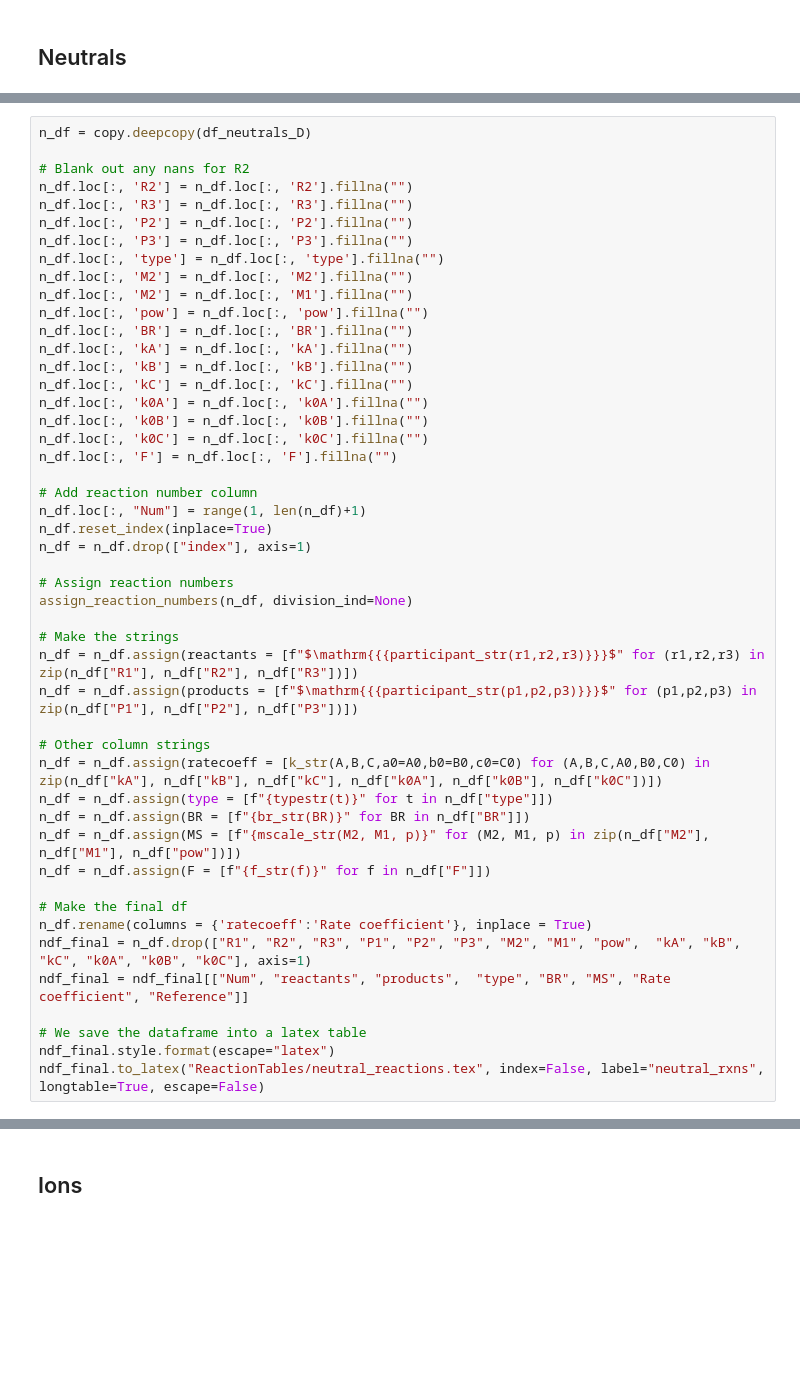
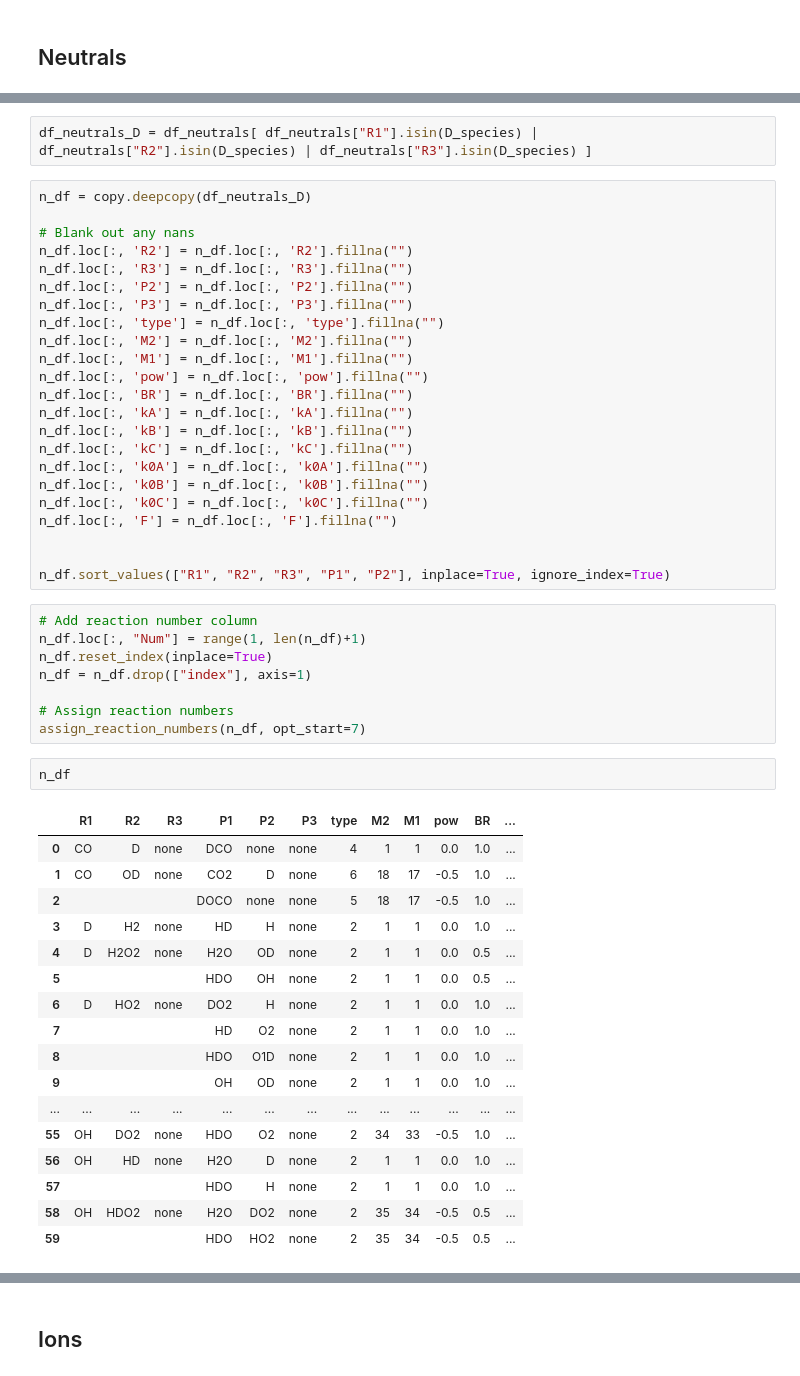
Before and after one commit to emcangi/bluejay, a Jupyter notebook: Format_Reaction_Latex_Tables_Separately.ipynb, the cells around one changed output, grey strips where cells are left out. Drawn from its saved outputs; the diff is of its cells as text; blank space fills up the shorter version.

```diff
--- a/Format_Reaction_Latex_Tables_Separately.ipynb
+++ b/Format_Reaction_Latex_Tables_Separately.ipynb
@@ -261,14 +381,16 @@ photodf_final
+# %%
+df_neutrals_D = df_neutrals[ df_neutrals["R1"].isin(D_species) | df_neutrals["R2"].isin(D_species) | df_neutrals["R3"].isin(D_species) ]
 # %%
 n_df = copy.deepcopy(df_neutrals_D)
 
-# Blank out any nans for R2
+# Blank out any nans
 n_df.loc[:, 'R2'] = n_df.loc[:, 'R2'].fillna("")
 n_df.loc[:, 'R3'] = n_df.loc[:, 'R3'].fillna("")
 n_df.loc[:, 'P2'] = n_df.loc[:, 'P2'].fillna("")
 n_df.loc[:, 'P3'] = n_df.loc[:, 'P3'].fillna("")
 n_df.loc[:, 'type'] = n_df.loc[:, 'type'].fillna("")
 n_df.loc[:, 'M2'] = n_df.loc[:, 'M2'].fillna("")
-n_df.loc[:, 'M2'] = n_df.loc[:, 'M1'].fillna("")
+n_df.loc[:, 'M1'] = n_df.loc[:, 'M1'].fillna("")
 n_df.loc[:, 'pow'] = n_df.loc[:, 'pow'].fillna("")
 n_df.loc[:, 'BR'] = n_df.loc[:, 'BR'].fillna("")
 n_df.loc[:, 'kA'] = n_df.loc[:, 'kA'].fillna("")
@@ -279,30 +401,33 @@ n_df.loc[:, 'k0B'] = n_df.loc[:, 'k0B'].fillna("")
 n_df.loc[:, 'k0C'] = n_df.loc[:, 'k0C'].fillna("")
 n_df.loc[:, 'F'] = n_df.loc[:, 'F'].fillna("")
 
-# Add reaction number column
-n_df.loc[:, "Num"] = range(1, len(n_df)+1)
-n_df.reset_index(inplace=True)
-n_df = n_df.drop(["index"], axis=1)
 
-# Assign reaction numbers
-assign_reaction_numbers(n_df, division_ind=None)
-
-# Make the strings
-n_df = n_df.assign(reactants = [f"$\mathrm{{{participant_str(r1,r2,r3)}}}$" for (r1,r2,r3) in zip(n_df["R1"], n_df["R2"], n_df["R3"])])
-n_df = n_df.assign(products = [f"$\mathrm{{{participant_str(p1,p2,p3)}}}$" for (p1,p2,p3) in zip(n_df["P1"], n_df["P2"], n_df["P3"])])
-
-# Other column strings
-n_df = n_df.assign(ratecoeff = [k_str(A,B,C,a0=A0,b0=B0,c0=C0) for (A,B,C,A0,B0,C0) in zip(n_df["kA"], n_df["kB"], n_df["kC"], n_df["k0A"], n_df["k0B"], n_df["k0C"])])
-n_df = n_df.assign(type = [f"{typestr(t)}" for t in n_df["type"]])
-n_df = n_df.assign(BR = [f"{br_str(BR)}" for BR in n_df["BR"]])
-n_df = n_df.assign(MS = [f"{mscale_str(M2, M1, p)}" for (M2, M1, p) in zip(n_df["M2"], n_df["M1"], n_df["pow"])])
-n_df = n_df.assign(F = [f"{f_str(f)}" for f in n_df["F"]])
-
-# Make the final df
-n_df.rename(columns = {'ratecoeff':'Rate coefficient'}, inplace = True)
-ndf_final = n_df.drop(["R1", "R2", "R3", "P1", "P2", "P3", "M2", "M1", "pow",  "kA", "kB", "kC", "k0A", "k0B", "k0C"], axis=1)
-ndf_final = ndf_final[["Num", "reactants", "products",  "type", "BR", "MS", "Rate coefficient", "Reference"]]
-
-# We save the dataframe into a latex table
-ndf_final.style.format(escape="latex")
-ndf_final.to_latex("ReactionTables/neutral_reactions.tex", index=False, label="neutral_rxns", longtable=True, escape=False)
+n_df.sort_values(["R1", "R2", "R3", "P1", "P2"], inplace=True, ignore_index=True)
+# %%
+# Add reaction number column
+n_df.loc[:, "Num"] = range(1, len(n_df)+1)
+n_df.reset_index(inplace=True)
+n_df = n_df.drop(["index"], axis=1)
+
+# Assign reaction numbers
+assign_reaction_numbers(n_df, opt_start=7)
+# %%
+n_df
+# %% [output]
+|  | R1 | R2 | R3 | P1 | P2 | P3 | type | M2 | M1 | pow | BR | ... |
+| 0 | CO | D | none | DCO | none | none | 4 | 1 | 1 | 0.0 | 1.0 | ... |
+| 1 | CO | OD | none | CO2 | D | none | 6 | 18 | 17 | -0.5 | 1.0 | ... |
+| 2 |  |  |  | DOCO | none | none | 5 | 18 | 17 | -0.5 | 1.0 | ... |
+| 3 | D | H2 | none | HD | H | none | 2 | 1 | 1 | 0.0 | 1.0 | ... |
+| 4 | D | H2O2 | none | H2O | OD | none | 2 | 1 | 1 | 0.0 | 0.5 | ... |
+| 5 |  |  |  | HDO | OH | none | 2 | 1 | 1 | 0.0 | 0.5 | ... |
+| 6 | D | HO2 | none | DO2 | H | none | 2 | 1 | 1 | 0.0 | 1.0 | ... |
+| 7 |  |  |  | HD | O2 | none | 2 | 1 | 1 | 0.0 | 1.0 | ... |
+| 8 |  |  |  | HDO | O1D | none | 2 | 1 | 1 | 0.0 | 1.0 | ... |
+| 9 |  |  |  | OH | OD | none | 2 | 1 | 1 | 0.0 | 1.0 | ... |
+| ... | ... | ... | ... | ... | ... | ... | ... | ... | ... | ... | ... | ... |
+| 55 | OH | DO2 | none | HDO | O2 | none | 2 | 34 | 33 | -0.5 | 1.0 | ... |
+| 56 | OH | HD | none | H2O | D | none | 2 | 1 | 1 | 0.0 | 1.0 | ... |
+| 57 |  |  |  | HDO | H | none | 2 | 1 | 1 | 0.0 | 1.0 | ... |
+| 58 | OH | HDO2 | none | H2O | DO2 | none | 2 | 35 | 34 | -0.5 | 0.5 | ... |
+| 59 |  |  |  | HDO | HO2 | none | 2 | 35 | 34 | -0.5 | 0.5 | ... |
```
Also changed, not shown: parts of 16 cells of this notebook, 34 other files.
